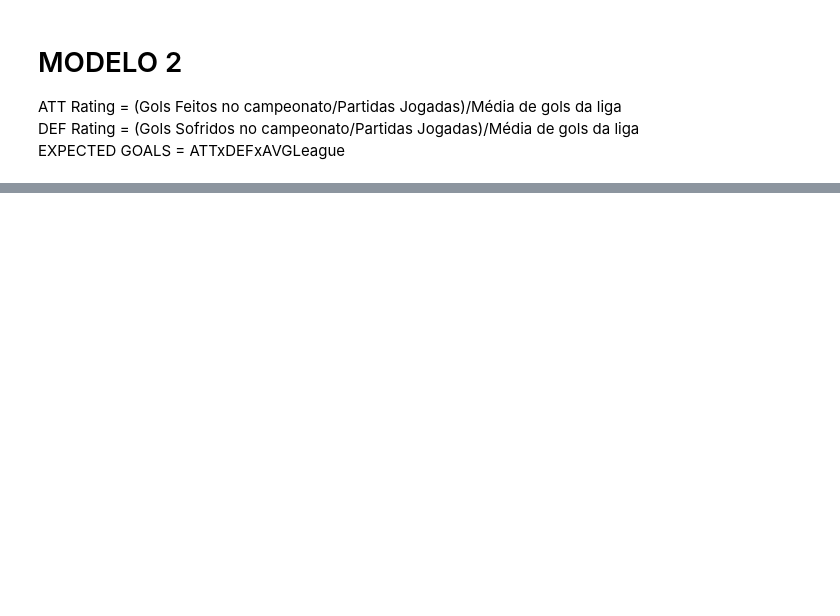
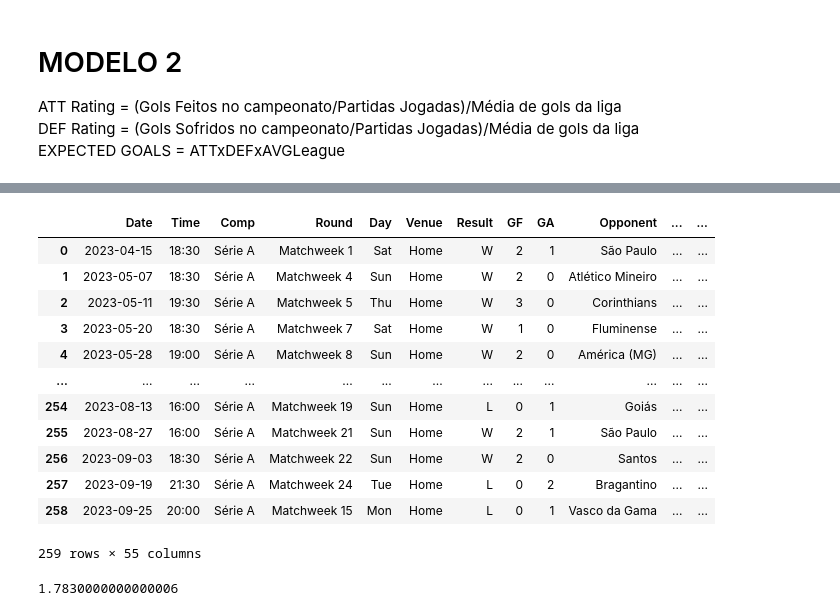
Before and after one commit to salvnetto/GOALS, a Jupyter notebook: poisson_independente.ipynb, the cells around one changed output, grey strips where cells are left out. Saved outputs shown, nothing was run; the diff lists cells and outputs as text; code cells hidden in the pictures; blank space fills up the shorter version.

```diff
--- a/poisson_independente.ipynb
+++ b/poisson_independente.ipynb
@@ -60,0 +109,32 @@ EXPECTED GOALS = ATTxDEFxAVGLeague
+# %%
+historico = pd.read_excel('dados/historico_casa(2023-10-08).xlsx')
+# %%
+historico
+# %% [output]
+|  | Date | Time | Comp | Round | Day | Venue | Result | GF | GA | Opponent | ... | ... |
+| 0 | 2023-04-15 | 18:30 | Série A | Matchweek 1 | Sat | Home | W | 2 | 1 | São Paulo | ... | ... |
+| 1 | 2023-05-07 | 18:30 | Série A | Matchweek 4 | Sun | Home | W | 2 | 0 | Atlético Mineiro | ... | ... |
+| 2 | 2023-05-11 | 19:30 | Série A | Matchweek 5 | Thu | Home | W | 3 | 0 | Corinthians | ... | ... |
+| 3 | 2023-05-20 | 18:30 | Série A | Matchweek 7 | Sat | Home | W | 1 | 0 | Fluminense | ... | ... |
+| 4 | 2023-05-28 | 19:00 | Série A | Matchweek 8 | Sun | Home | W | 2 | 0 | América (MG) | ... | ... |
+| ... | ... | ... | ... | ... | ... | ... | ... | ... | ... | ... | ... | ... |
+| 254 | 2023-08-13 | 16:00 | Série A | Matchweek 19 | Sun | Home | L | 0 | 1 | Goiás | ... | ... |
+| 255 | 2023-08-27 | 16:00 | Série A | Matchweek 21 | Sun | Home | W | 2 | 1 | São Paulo | ... | ... |
+| 256 | 2023-09-03 | 18:30 | Série A | Matchweek 22 | Sun | Home | W | 2 | 0 | Santos | ... | ... |
+| 257 | 2023-09-19 | 21:30 | Série A | Matchweek 24 | Tue | Home | L | 0 | 2 | Bragantino | ... | ... |
+| 258 | 2023-09-25 | 20:00 | Série A | Matchweek 15 | Mon | Home | L | 0 | 1 | Vasco da Gama | ... | ... |
+259 rows × 55 columns
+# %%
+cruzeiro_xgfora = historico[historico['Opponent'] == 'Cruzeiro']['xG'].mean()
+cruzeiro_xgtotal = historico[(historico['Opponent'] == 'Cruzeiro') | (historico['Equipe'] == 'Cruzeiro')]['xG'].mean()
+cruzeiro_golsfora = historico[historico['Opponent'] == 'Cruzeiro']['GA'].mean()
+cruzeiro_golstotal = (cruzeiro_golsfora + historico[historico['Equipe'] == 'Cruzeiro']['GF'].mean())/2
+xg_cruzeiro_1410
+
+cuiaba_xgcasa = historico[historico['Equipe'] == 'Cuiaba']['xG'].mean()
+cuiaba_xgtotal = historico[(historico['Opponent'] == 'Cuiabá') | (historico['Equipe'] == 'Cuiaba')]['xG'].mean()
+cuiaba_golscasa = historico[historico['Equipe'] == 'Cuiaba']['GF'].mean()
+cuiaba_golstotal = (cuiaba_golscasa + historico[historico['Opponent'] == 'Cuiabá']['GA'].mean())/2
+xg_cuiaba_1410
+# %% [output]
+1.7830000000000006
```
Also changed, not shown: parts of 13 cells of this notebook, 2 other files.
